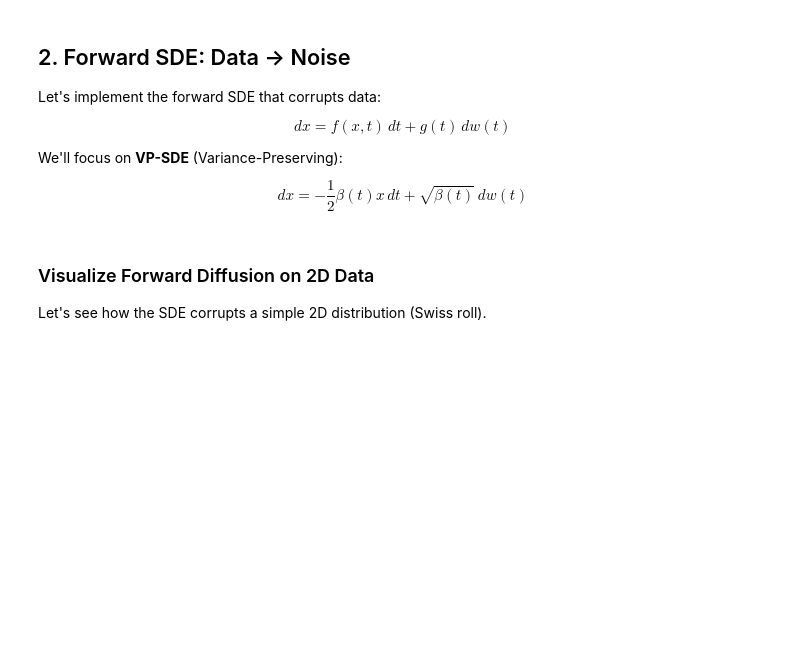
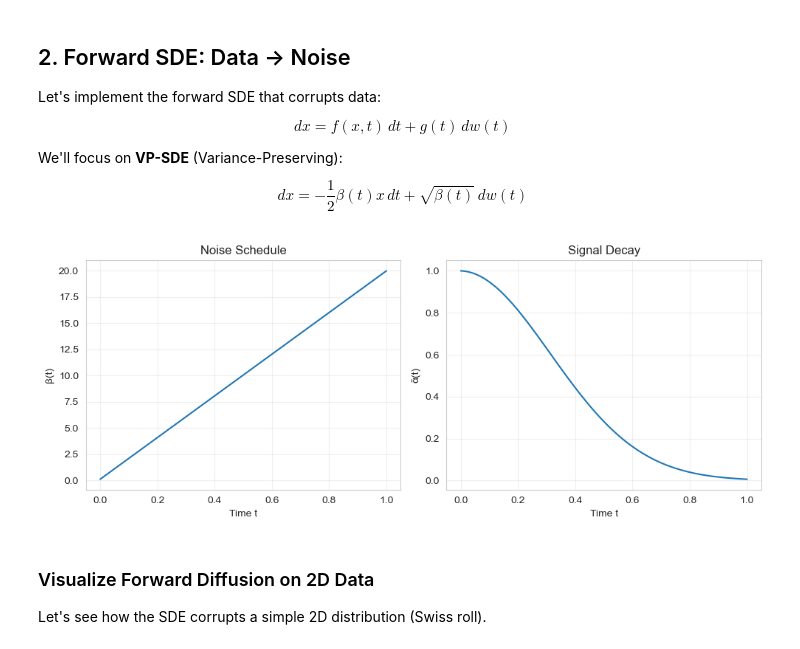
Before and after one commit to pleiadian53/genai-lab, a Jupyter notebook: notebooks/diffusion/02_sde_formulation/02_sde_formulation.ipynb, the cells around one changed output. Drawn from its saved outputs; the diff is of its cells as text; code cells hidden in the pictures; blank space fills up the shorter version.

```diff
--- a/notebooks/diffusion/02_sde_formulation/02_sde_formulation.ipynb
+++ b/notebooks/diffusion/02_sde_formulation/02_sde_formulation.ipynb
@@ -166,6 +176,11 @@ class VPSDE:
         log_alpha_bar = -0.25 * t**2 * (self.beta_max - self.beta_min) / self.T - 0.5 * t * self.beta_min
         alpha_bar = np.exp(log_alpha_bar)
 
+        # Reshape alpha_bar for proper broadcasting with x0
+        # Only reshape when x0 is 2D AND t is an array (batch case)
+        if x0.ndim > 1 and np.ndim(t) > 0:
+            alpha_bar = alpha_bar.reshape(-1, 1)
+
         mean = np.sqrt(alpha_bar) * x0
         std = np.sqrt(1 - alpha_bar)
 
@@ -176,33 +191,35 @@ class VPSDE:
         mean, std = self.marginal_prob(x0, t)
         noise = np.random.randn(*x0.shape)
         return mean + std * noise, noise
 
 # Test the SDE
 sde = VPSDE(beta_min=0.1, beta_max=20.0, T=1.0)
 
 # Visualize beta(t)
 t_vals = np.linspace(0, 1, 100)
 beta_vals = [sde.beta(t) for t in t_vals]
 
 plt.figure(figsize=(10, 4))
 plt.subplot(1, 2, 1)
 plt.plot(t_vals, beta_vals)
 plt.xlabel('Time t')
 plt.ylabel('β(t)')
 plt.title('Noise Schedule')
 plt.grid(True, alpha=0.3)
 
 # Visualize alpha_bar(t)
 alpha_bar_vals = [np.exp(-0.25 * t**2 * (sde.beta_max - sde.beta_min) - 0.5 * t * sde.beta_min) for t in t_vals]
 plt.subplot(1, 2, 2)
 plt.plot(t_vals, alpha_bar_vals)
 plt.xlabel('Time t')
 plt.ylabel('ᾱ(t)')
 plt.title('Signal Decay')
 plt.grid(True, alpha=0.3)
 
 plt.tight_layout()
 plt.show()
+# %% [output]
+[figure, added]
 # %% [markdown]
 ### Visualize Forward Diffusion on 2D Data
 
```
Also changed, not shown: parts of 11 cells of this notebook, 6 other files.
